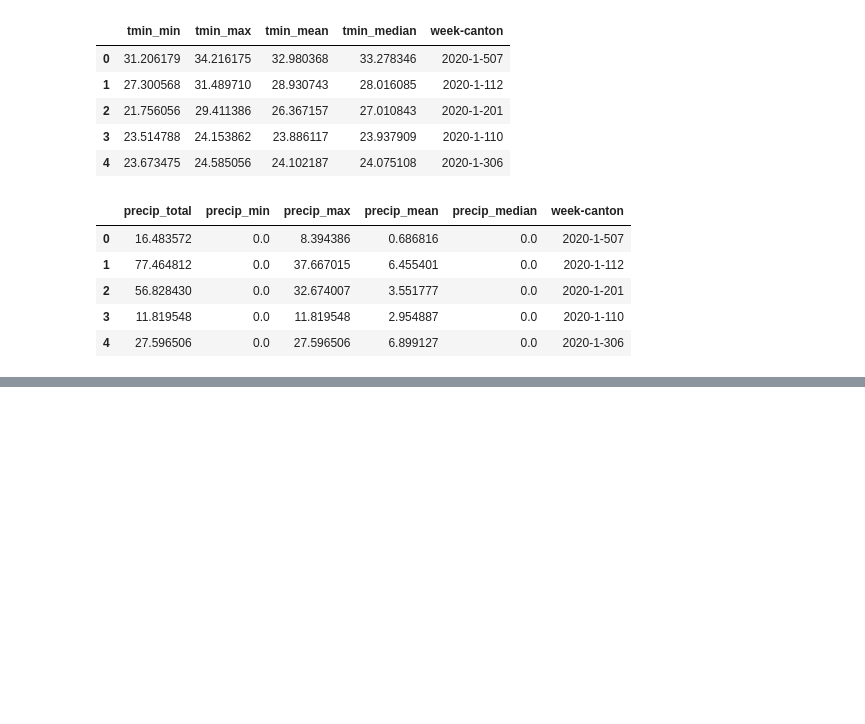
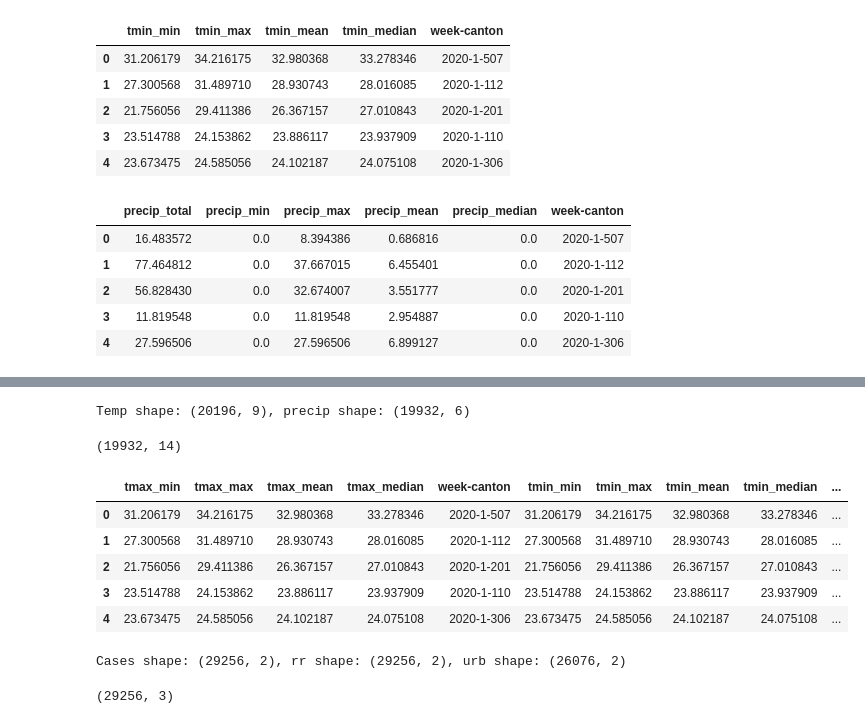
Before and after one commit to artisticlimon/dengue-model, a Jupyter notebook: processing/integrate_data/integrate_data.ipynb, the cells around one changed output, grey strips where cells are left out. Cells and saved outputs as stored; diff of their text form; code cells hidden in the pictures; blank space fills up the shorter version.

Commit message:
add initial full dataset (temp, precip, urb, dummy rr, cases)

```diff
--- a/processing/integrate_data/integrate_data.ipynb
+++ b/processing/integrate_data/integrate_data.ipynb
@@ -142,0 +157,2 @@ precip.head()
+# %%
+temp = pd.merge(temp_max, temp_min, on='week-canton', how='outer')
@@ -142,0 +172,23 @@ precip.head()
+# %%
+print(f'Temp shape: {temp.shape}, precip shape: {precip.shape}')
+# %% [output]
+Temp shape: (20196, 9), precip shape: (19932, 6)
+# %%
+temp_precip = pd.merge(temp, precip, on='week-canton', how='right')
+# %%
+temp_precip.shape
+# %% [output]
+(19932, 14)
+# %%
+temp_precip.head()
+# %% [output]
+|  | tmax_min | tmax_max | tmax_mean | tmax_median | week-canton | tmin_min | tmin_max | tmin_mean | tmin_median | ... |
+| 0 | 31.206179 | 34.216175 | 32.980368 | 33.278346 | 2020-1-507 | 31.206179 | 34.216175 | 32.980368 | 33.278346 | ... |
+| 1 | 27.300568 | 31.489710 | 28.930743 | 28.016085 | 2020-1-112 | 27.300568 | 31.489710 | 28.930743 | 28.016085 | ... |
+| 2 | 21.756056 | 29.411386 | 26.367157 | 27.010843 | 2020-1-201 | 21.756056 | 29.411386 | 26.367157 | 27.010843 | ... |
+| 3 | 23.514788 | 24.153862 | 23.886117 | 23.937909 | 2020-1-110 | 23.514788 | 24.153862 | 23.886117 | 23.937909 | ... |
+| 4 | 23.673475 | 24.585056 | 24.102187 | 24.075108 | 2020-1-306 | 23.673475 | 24.585056 | 24.102187 | 24.075108 | ... |
+# %%
+print(f'Cases shape: {cases.shape}, rr shape: {rr.shape}, urb shape: {urb.shape}')
+# %% [output]
+Cases shape: (29256, 2), rr shape: (29256, 2), urb shape: (26076, 2)
@@ -142,0 +199,4 @@ precip.head()
+# %%
+cases_rr.shape
+# %% [output]
+(29256, 3)
```
Also changed, not shown: parts of 22 cells of this notebook, 1 other file.
